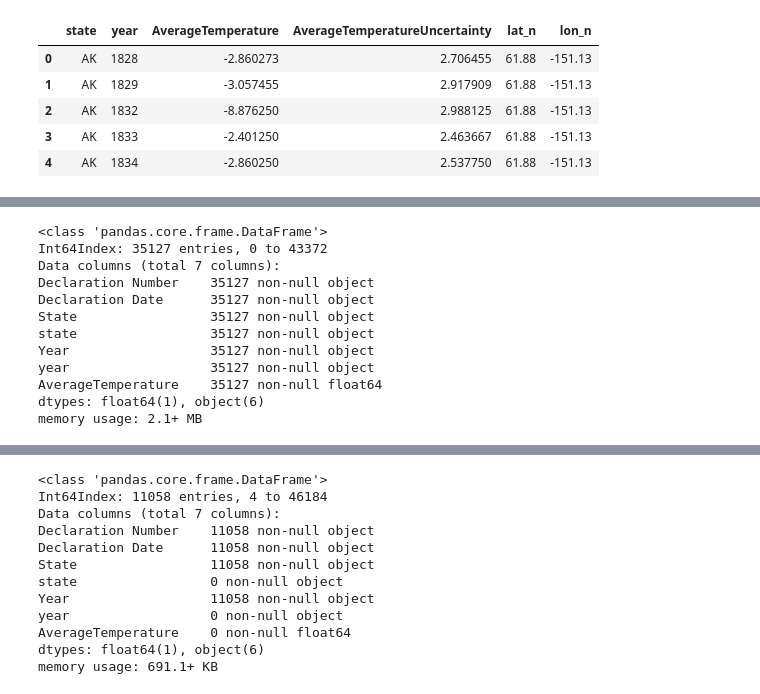
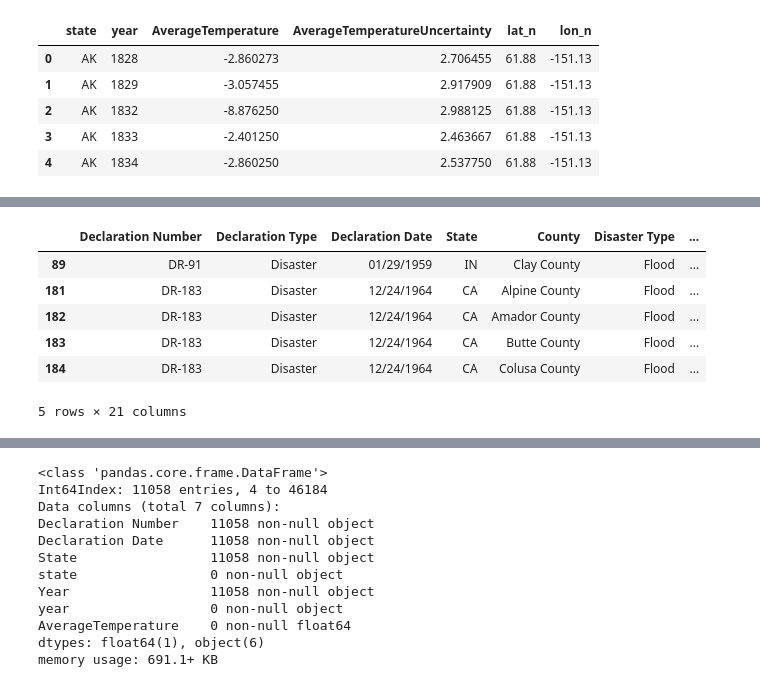
Before and after one commit to karahahn/Springboard_Capstone1, a Jupyter notebook: Data Storytelling.ipynb, the cells around one changed output, grey strips where cells are left out. Cells and saved outputs as stored; diff of their text form; code cells hidden in the pictures.

```diff
--- a/Data Storytelling.ipynb
+++ b/Data Storytelling.ipynb
@@ -107,17 +150,13 @@ dfdisaster1.head()
 # %%
+# left join on the disaster data, joined on state and year
 join_state = pd.merge(dfdisaster1, dftemp2, how='left', left_on=['State','Year'], right_on=['state','year'])
-state_year_join = join_state[['Declaration Number','Declaration Date','State','state','Year','year','AverageTemperature']]
-join_state_df = state_year_join.dropna().info()
+join_state_1 = join_state[['Declaration Number','Declaration Date','State','state','Year','year','AverageTemperature']]
+join_state.dropna().head()
 # %% [output]
+|  | Declaration Number | Declaration Type | Declaration Date | State | County | Disaster Type | ... |
+| 89 | DR-91 | Disaster | 01/29/1959 | IN | Clay County | Flood | ... |
+| 181 | DR-183 | Disaster | 12/24/1964 | CA | Alpine County | Flood | ... |
+| 182 | DR-183 | Disaster | 12/24/1964 | CA | Amador County | Flood | ... |
+| 183 | DR-183 | Disaster | 12/24/1964 | CA | Butte County | Flood | ... |
+| 184 | DR-183 | Disaster | 12/24/1964 | CA | Colusa County | Flood | ... |
-<class 'pandas.core.frame.DataFrame'>
-Int64Index: 35127 entries, 0 to 43372
-Data columns (total 7 columns):
-Declaration Number    35127 non-null object
-Declaration Date      35127 non-null object
-State                 35127 non-null object
-state                 35127 non-null object
-Year                  35127 non-null object
-year                  35127 non-null object
-AverageTemperature    35127 non-null float64
-dtypes: float64(1), object(6)
-memory usage: 2.1+ MB
+5 rows × 21 columns
```
Also changed, not shown: parts of 21 cells of this notebook.
